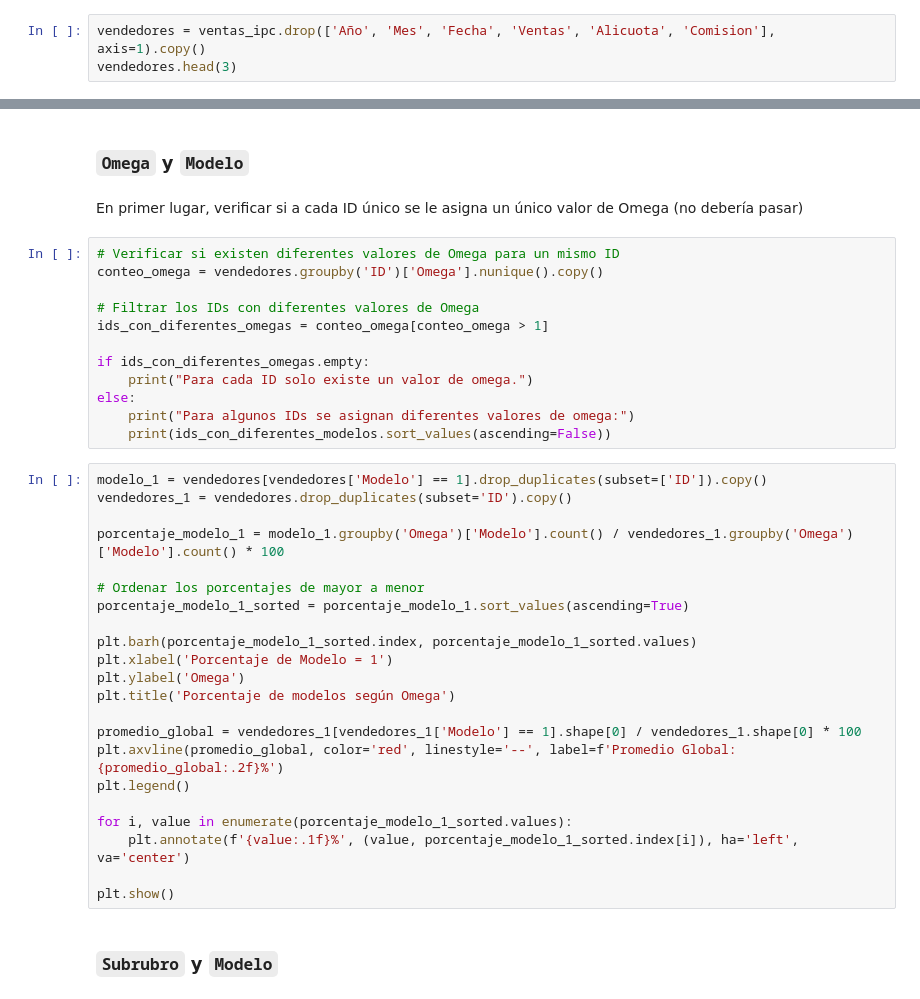
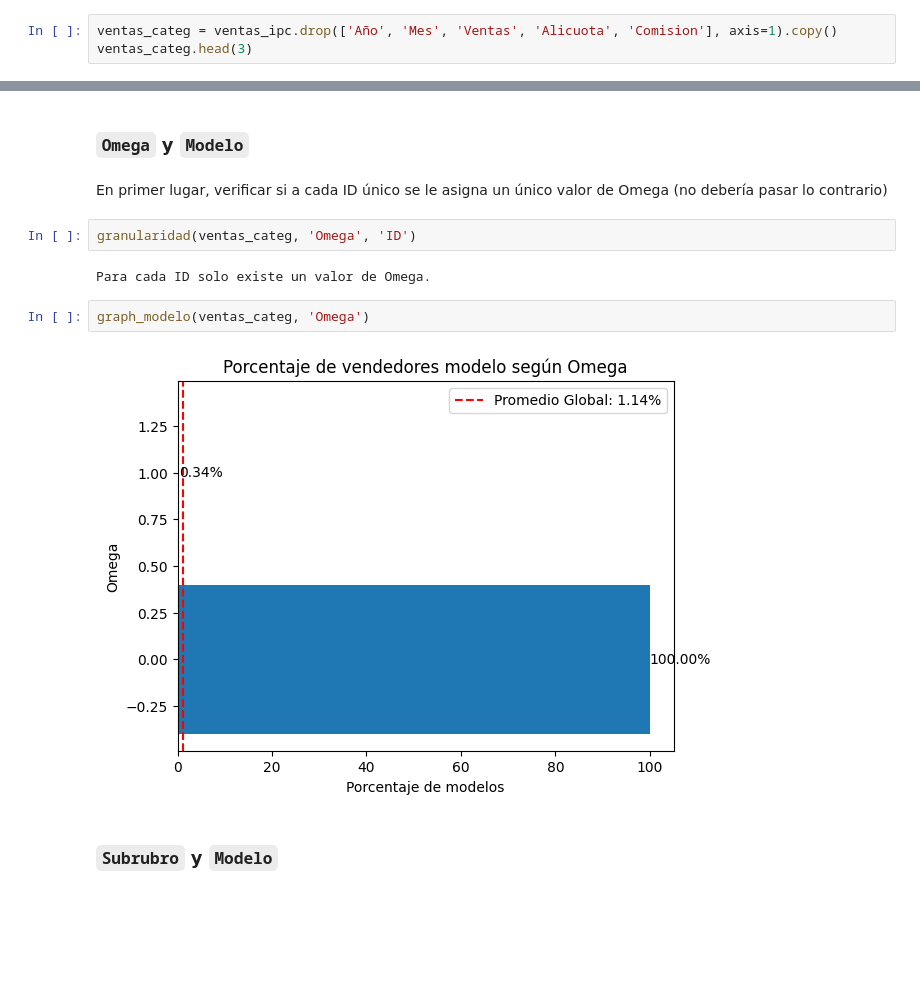
Before and after one commit to Cheva94/Diplo_M16, a Jupyter notebook: notebooks/curacion.ipynb, the cells around one changed output, grey strips where cells are left out. Saved outputs shown, nothing was run; the diff lists cells and outputs as text; blank space fills up the shorter version.

Commit message:
variables categoricas

```diff
--- a/notebooks/curacion.ipynb
+++ b/notebooks/curacion.ipynb
@@ -264,3 +377,3 @@ ventas_ipc.head(3)
 # %%
-vendedores = ventas_ipc.drop(['Año', 'Mes', 'Fecha', 'Ventas', 'Alicuota', 'Comision'], axis=1).copy()
-vendedores.head(3)
+ventas_categ = ventas_ipc.drop(['Año', 'Mes', 'Ventas', 'Alicuota', 'Comision'], axis=1).copy()
+ventas_categ.head(3)
@@ -289,40 +393,14 @@ Esto implica, que si hay un vendedor que vende en más de un rubro, tiene la eti
 # %% [markdown]
 ### `Omega` y `Modelo`
 # %% [markdown]
-En primer lugar, verificar si a cada ID único se le asigna un único valor de Omega (no debería pasar)
+En primer lugar, verificar si a cada ID único se le asigna un único valor de Omega (no debería pasar lo contrario)
-# %%
-# Verificar si existen diferentes valores de Omega para un mismo ID
-conteo_omega = vendedores.groupby('ID')['Omega'].nunique().copy()
-
-# Filtrar los IDs con diferentes valores de Omega
-ids_con_diferentes_omegas = conteo_omega[conteo_omega > 1]
-
-if ids_con_diferentes_omegas.empty:
-    print("Para cada ID solo existe un valor de omega.")
-else:
-    print("Para algunos IDs se asignan diferentes valores de omega:")
-    print(ids_con_diferentes_modelos.sort_values(ascending=False))
-# %%
-modelo_1 = vendedores[vendedores['Modelo'] == 1].drop_duplicates(subset=['ID']).copy()
-vendedores_1 = vendedores.drop_duplicates(subset='ID').copy()
-
-porcentaje_modelo_1 = modelo_1.groupby('Omega')['Modelo'].count() / vendedores_1.groupby('Omega')['Modelo'].count() * 100
-
-# Ordenar los porcentajes de mayor a menor
-porcentaje_modelo_1_sorted = porcentaje_modelo_1.sort_values(ascending=True)
-
-plt.barh(porcentaje_modelo_1_sorted.index, porcentaje_modelo_1_sorted.values)
-plt.xlabel('Porcentaje de Modelo = 1')
-plt.ylabel('Omega')
-plt.title('Porcentaje de modelos según Omega')
-
-promedio_global = vendedores_1[vendedores_1['Modelo'] == 1].shape[0] / vendedores_1.shape[0] * 100
-plt.axvline(promedio_global, color='red', linestyle='--', label=f'Promedio Global: {promedio_global:.2f}%')
-plt.legend()
-
-for i, value in enumerate(porcentaje_modelo_1_sorted.values):
-    plt.annotate(f'{value:.1f}%', (value, porcentaje_modelo_1_sorted.index[i]), ha='left', va='center')
-
-plt.show()
+# %%
+granularidad(ventas_categ, 'Omega', 'ID')
+# %% [output]
+Para cada ID solo existe un valor de Omega.
+# %%
+graph_modelo(ventas_categ, 'Omega')
+# %% [output]
+[figure, added]
 # %% [markdown]
 ### `Subrubro` y `Modelo`
```
Also changed, not shown: parts of 64 cells of this notebook, 2 other files.
